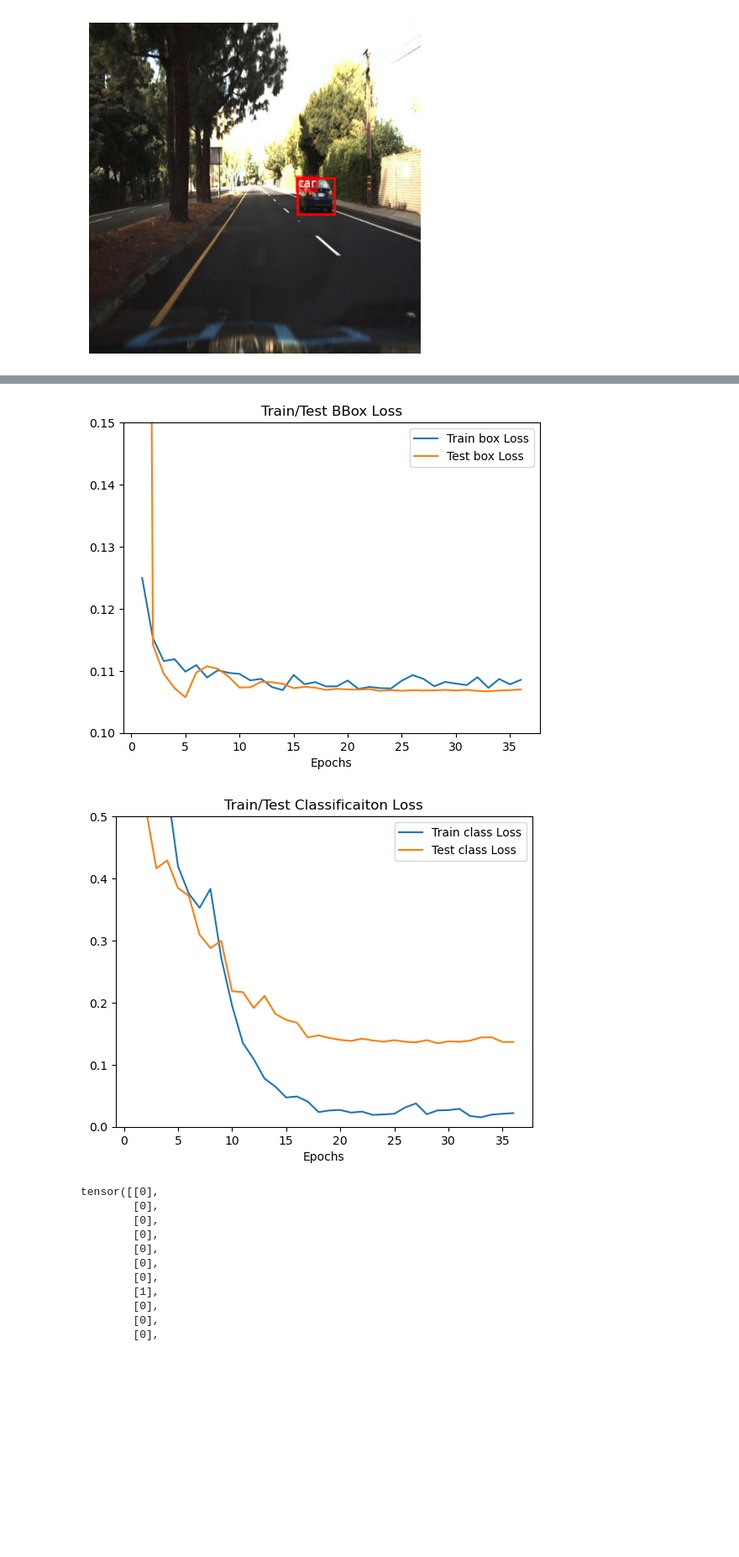
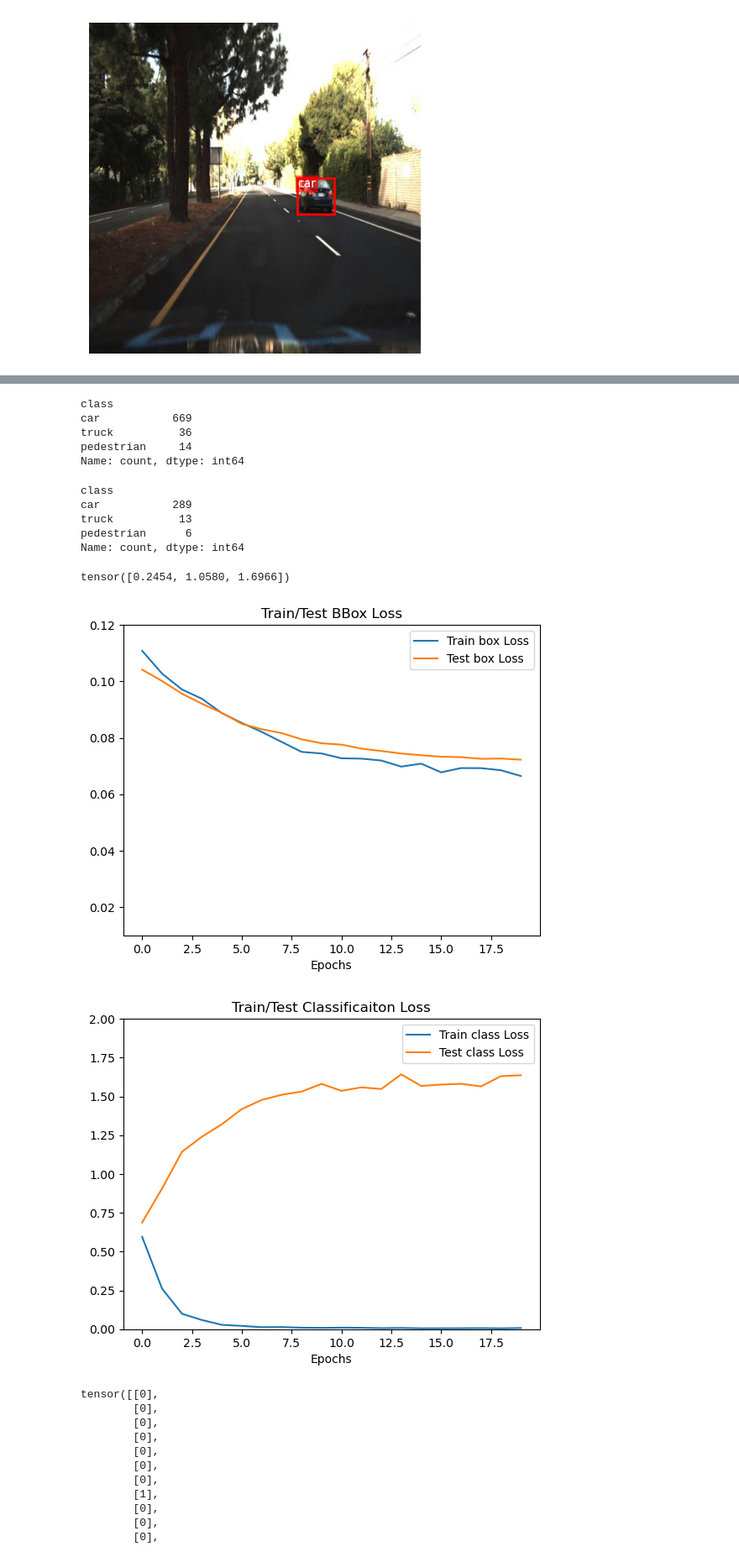
Before and after one commit to ElliotBlackstone/automotive-ssd-object-detection, a Jupyter notebook: ResNetBBoxAndClassifier_car.ipynb, the cells around one changed output, grey strips where cells are left out. Shown at 84% size. Cells and saved outputs as stored; diff of their text form; code cells hidden in the pictures; blank space fills up the shorter version.

```diff
--- a/ResNetBBoxAndClassifier_car.ipynb
+++ b/ResNetBBoxAndClassifier_car.ipynb
@@ -275,8 +275,8 @@ test_tfms = v2.Compose([
 ])
 
 # training/testing data
-train_data = CarImageClass.ImageClass(targ_dir=train_path_oo, transform=train_tfms, file_pct=0.25)
-test_data = CarImageClass.ImageClass(targ_dir=test_path_oo, transform=test_tfms, file_pct=0.25)
+train_data = CarImageClass.ImageClass(targ_dir=train_path_oo, transform=train_tfms, file_pct=0.5)
+test_data = CarImageClass.ImageClass(targ_dir=test_path_oo, transform=test_tfms, file_pct=0.5)
 
 
 BATCH_SIZE = 16
@@ -294,7 +294,7 @@ test_dataloader = DataLoader(test_data,
                              )
 
 # number of epochs
-NUM_EPOCHS = 36
+NUM_EPOCHS = 20
 
 # model instantiation
 model_0 = SingleBoxResNet18DetCls(3, (IMG_SIZE, IMG_SIZE)).to(device)
@@ -312,7 +312,7 @@ weights = weights / weights.mean()
 # setup loss function
 loss_fn_bb = nn.L1Loss()
 loss_fn_class = nn.CrossEntropyLoss(weight=weights.to(device))
-optimizer = torch.optim.AdamW(params=model_0.parameters(), lr=0.001)
+optimizer = torch.optim.AdamW(params=model_0.parameters(), lr=0.0001)
 scheduler = StepLR(optimizer, step_size=1, gamma=0.8)
 
 # start timer
@@ -353,22 +353,42 @@ Total training time: 1358.255 seconds
+# %%
+train_data.annotate_df['class'].value_counts()
+# %% [output]
+class
+car           669
+truck          36
+pedestrian     14
+Name: count, dtype: int64
+# %%
+test_data.annotate_df['class'].value_counts()
+# %% [output]
+class
+car           289
+truck          13
+pedestrian      6
+Name: count, dtype: int64
+# %%
+weights
+# %% [output]
+tensor([0.2454, 1.0580, 1.6966])
 # %%
-plt.plot(range(1, 1+NUM_EPOCHS), model_0_results["train_loss_bb"], label="Train box Loss")
-plt.plot(range(1, 1+NUM_EPOCHS), model_0_results["test_loss_bb"], label="Test box Loss")
+plt.plot(range(0, NUM_EPOCHS), model_0_results["train_loss_bb"], label="Train box Loss")
+plt.plot(range(0, NUM_EPOCHS), model_0_results["test_loss_bb"], label="Test box Loss")
 plt.title("Train/Test BBox Loss")
 plt.xlabel("Epochs")
 plt.legend()
-plt.ylim(0.1,0.15)
+plt.ylim(0.01,0.12)
 
 plt.show()
 
 
-plt.plot(range(1, 1+NUM_EPOCHS), model_0_results["train_loss_class"], label="Train class Loss")
-plt.plot(range(1, 1+NUM_EPOCHS), model_0_results["test_loss_class"], label="Test class Loss")
+plt.plot(range(0, NUM_EPOCHS), model_0_results["train_loss_class"], label="Train class Loss")
+plt.plot(range(0, NUM_EPOCHS), model_0_results["test_loss_class"], label="Test class Loss")
 plt.title("Train/Test Classificaiton Loss")
 plt.xlabel("Epochs")
 plt.legend()
-plt.ylim(0,0.5)
+plt.ylim(0,2)
 
 plt.show()
 # %% [output]
-[figure, old version]
+[figure, new version]
-[figure, old version]
+[figure, new version]
```
Also changed, not shown: parts of 5 cells of this notebook.
